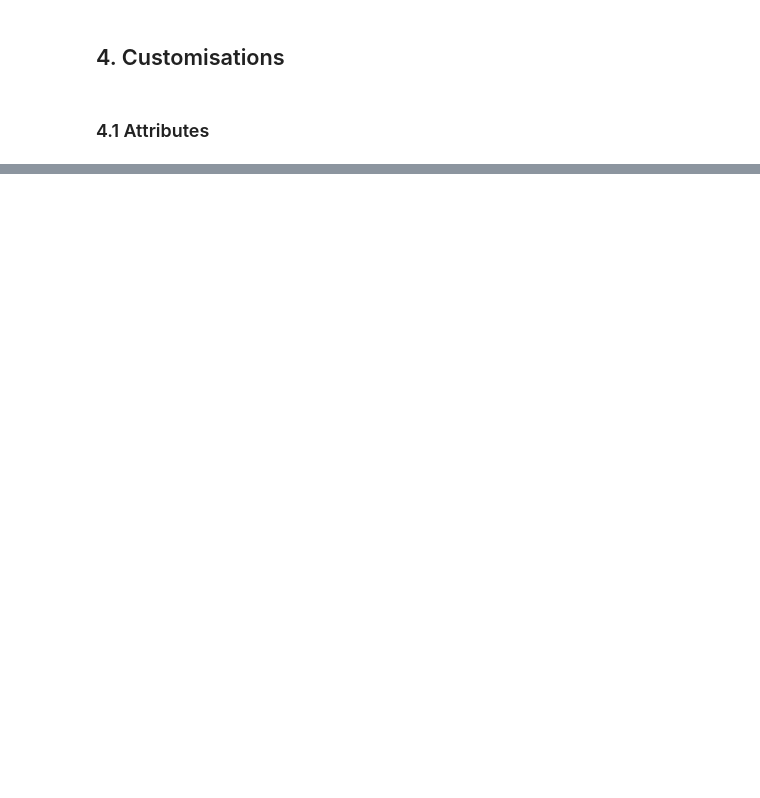
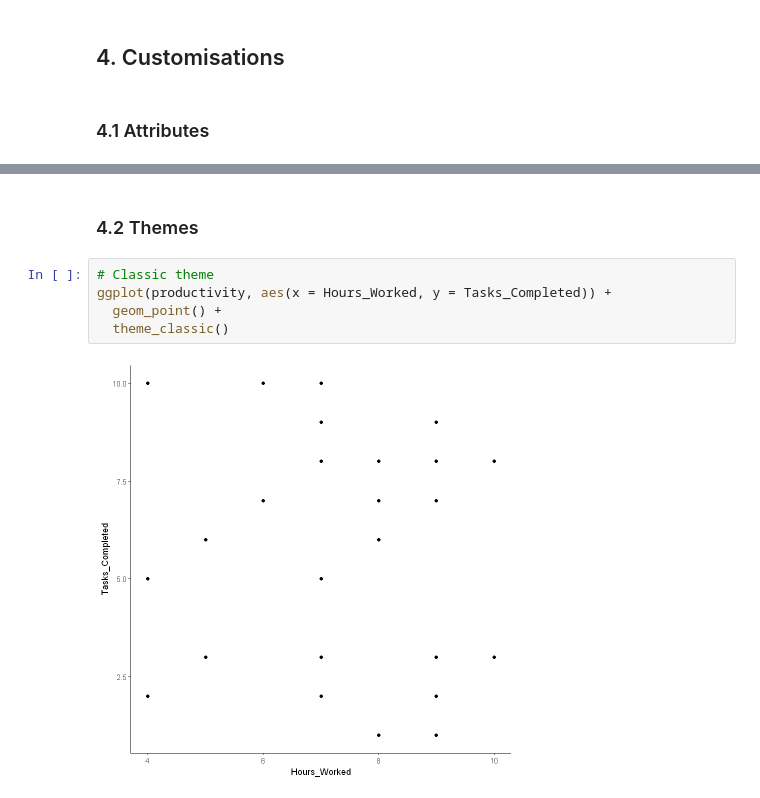
Before and after one commit to svarong-port/code-for-articles, a Jupyter notebook: article_data_viz_in_r.ipynb, the cells around one changed output, grey strips where cells are left out. Drawn from its saved outputs; the diff is of its cells as text; blank space fills up the shorter version.

```diff
--- a/article_data_viz_in_r.ipynb
+++ b/article_data_viz_in_r.ipynb
@@ -163,0 +183,9 @@ ggplot(productivity, aes(x = Hours_Worked, y = Tasks_Completed)) +
+# %% [markdown]
+### 4.2 Themes
+# %%
+# Classic theme
+ggplot(productivity, aes(x = Hours_Worked, y = Tasks_Completed)) +
+  geom_point() +
+  theme_classic()
+# %% [output]
+[figure, added]
```
Also changed, not shown: parts of 9 cells of this notebook.
